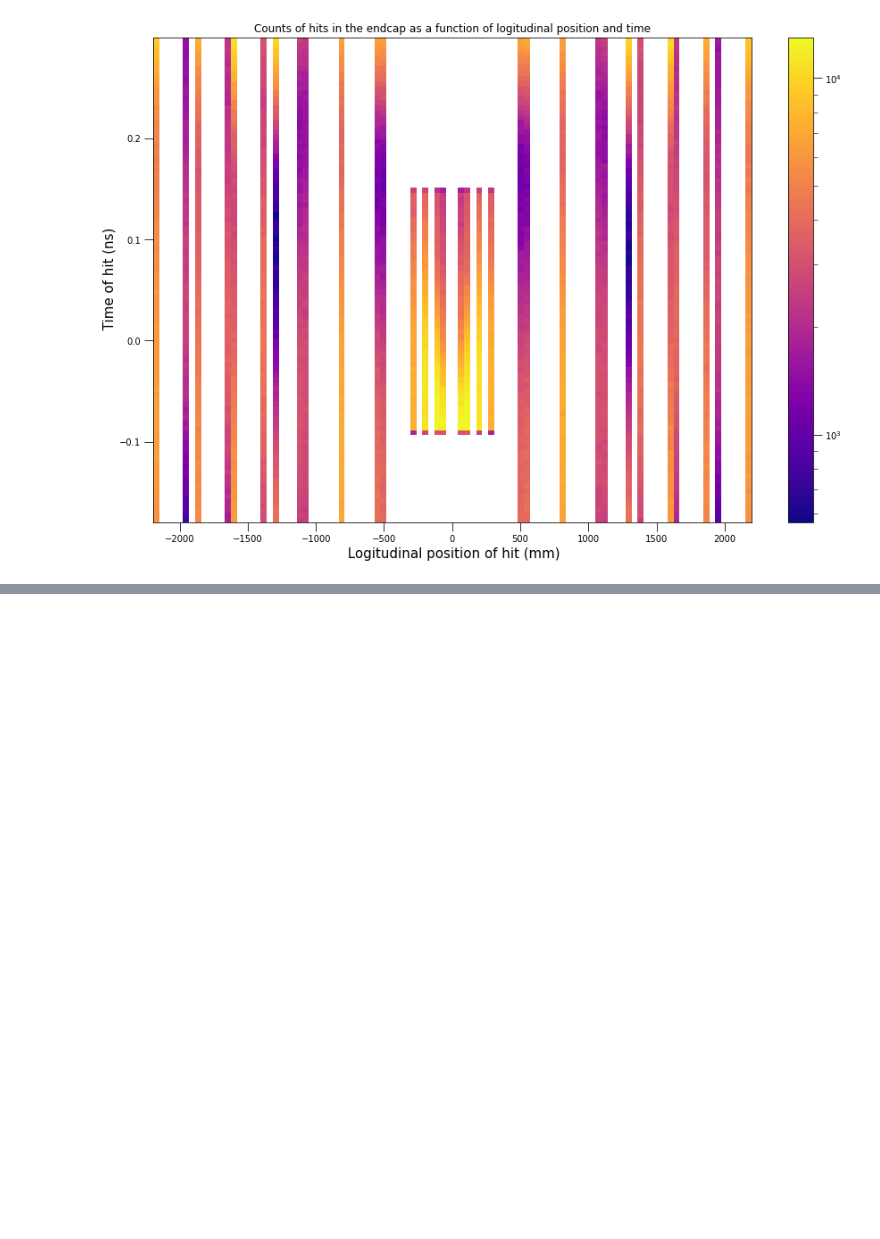
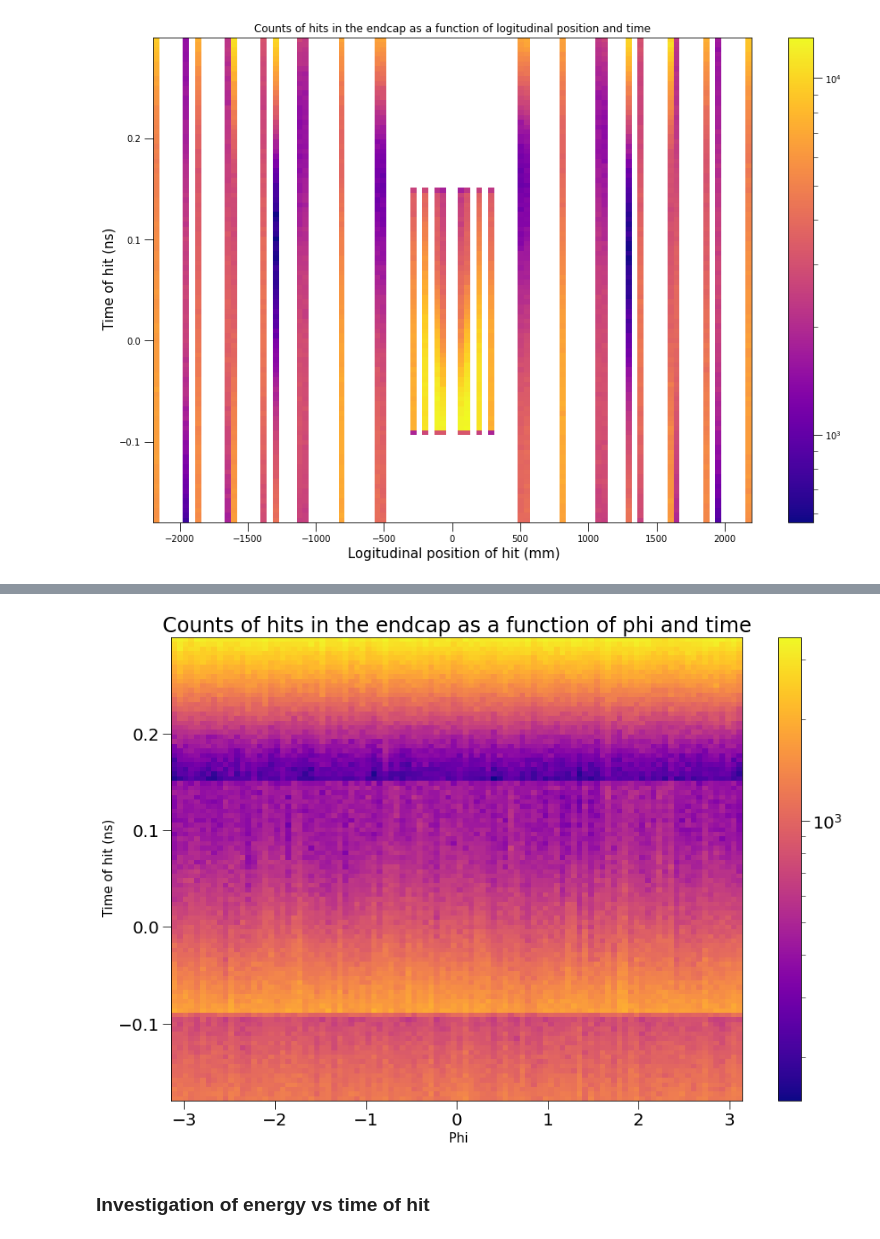
Before and after one commit to Isaac-Hirsch/mucol_plotting_scripts, a Jupyter notebook: macros/Time_of_hits_analysis.ipynb, the cells around one changed output, grey strips where cells are left out. Drawn from its saved outputs; the diff is of its cells as text; code cells hidden in the pictures; blank space fills up the shorter version.

```diff
--- a/macros/Time_of_hits_analysis.ipynb
+++ b/macros/Time_of_hits_analysis.ipynb
@@ -321,0 +266,6 @@ Text(0, 0.5, 'Energy of muon (MeV)')
+# %%
+plot2DHistogram(vBarrelHits.phi, vBarrelHits.t, label="Counts of hits in the endcap as a function of phi and time; Phi; Time of hit (ns)")
+# %% [output]
+[figure, added]
+# %% [markdown]
+### Investigation of energy vs time of hit
```
Also changed, not shown: parts of 18 cells of this notebook.
